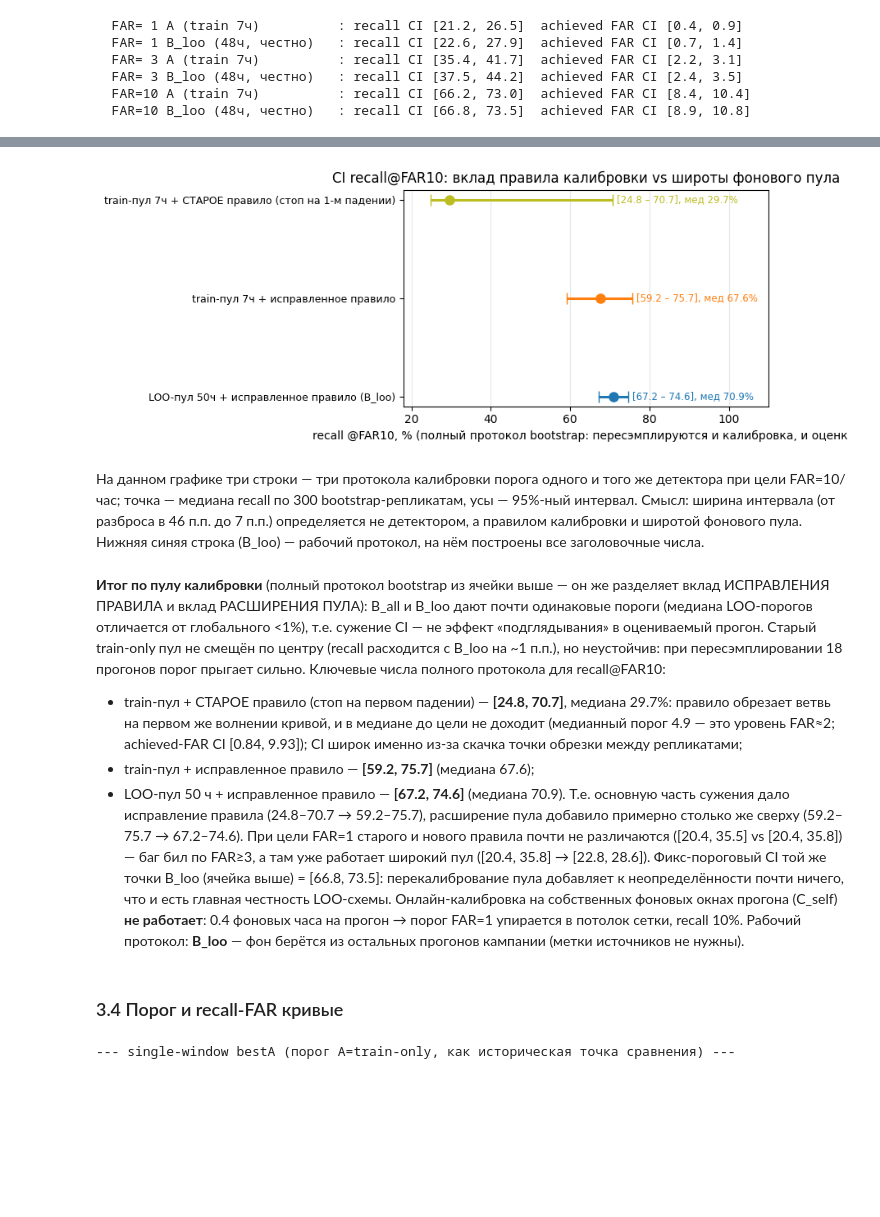
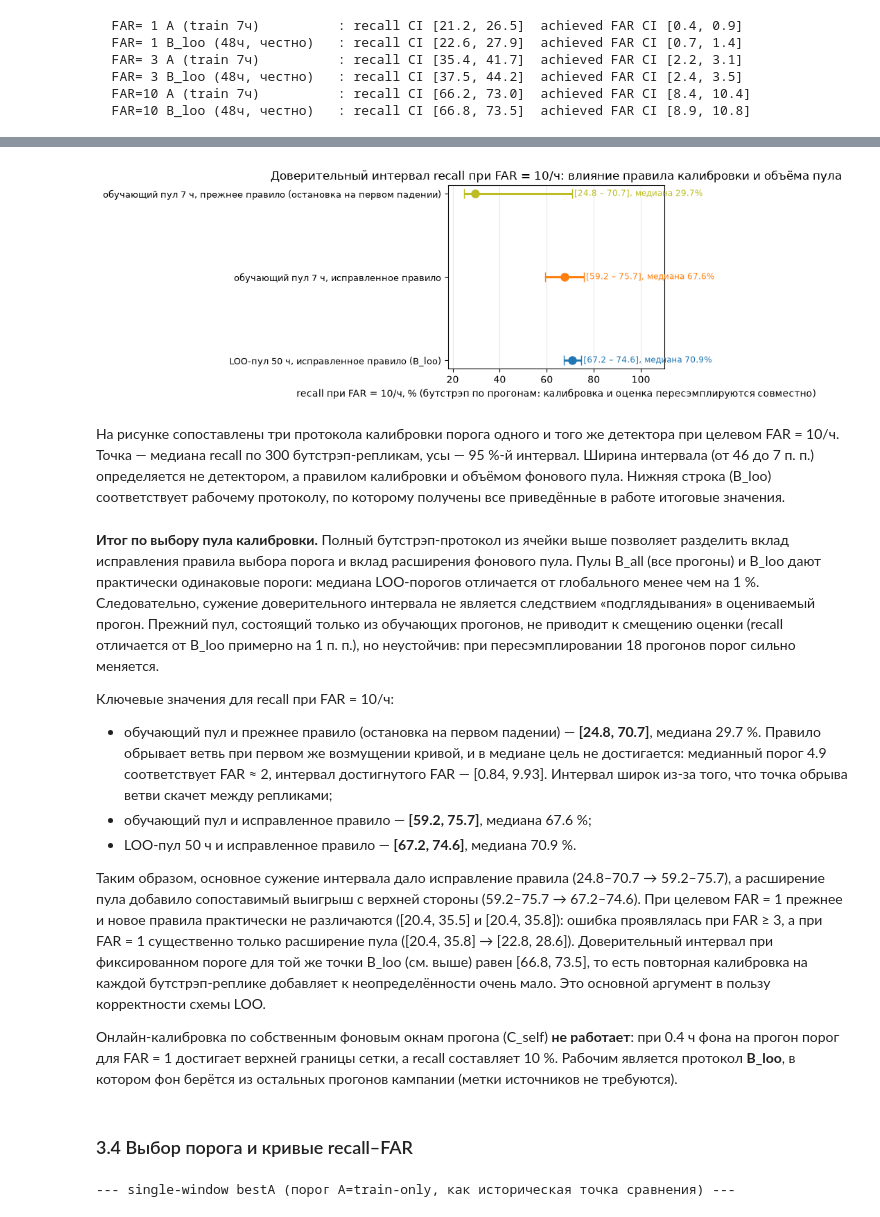
Before and after one commit to VladimirZarodov/ml-radai-radiation-detection, a Jupyter notebook: Matched_Filter_Detection.ipynb, the cells around one changed output, grey strips where cells are left out. Saved outputs shown, nothing was run; the diff lists cells and outputs as text; code cells hidden in the pictures; blank space fills up the shorter version.

```diff
--- a/Matched_Filter_Detection.ipynb
+++ b/Matched_Filter_Detection.ipynb
@@ -680,49 +572,36 @@ for target in (1, 3, 10):
    B_loo 50ч, исправл.  : recall [ 67.2,  74.6] мед  70.9 | achFAR [8.81, 10.73]
 # %%
 fig, ax = plt.subplots(figsize=(8.4, 3.6))
-prot = [('train-пул 7ч + СТАРОЕ правило (стоп на 1-м падении)', BOOT[10]['old_narrow'], '#bcbd22'),
-        ('train-пул 7ч + исправленное правило',                BOOT[10]['fixed_narrow'], '#ff7f0e'),
-        ('LOO-пул 50ч + исправленное правило (B_loo)',         BOOT[10]['bloo'], 'tab:blue')]
+prot = [('обучающий пул 7 ч, прежнее правило (остановка на первом падении)', BOOT[10]['old_narrow'], '#bcbd22'),
+        ('обучающий пул 7 ч, исправленное правило',                BOOT[10]['fixed_narrow'], '#ff7f0e'),
+        ('LOO-пул 50 ч, исправленное правило (B_loo)',         BOOT[10]['bloo'], 'tab:blue')]
 for i, (lab, rr, col) in enumerate(prot):
     lo_, med_, hi_ = [float(v) * 100 for v in rr]
     ax.errorbar(med_, i, xerr=[[med_ - lo_], [hi_ - med_]], fmt='o', ms=8, lw=2.2, capsize=5, color=col)
-    ax.text(hi_ + 1.0, i, f'[{lo_:.1f} – {hi_:.1f}], мед {med_:.1f}%', va='center', fontsize=8.5, color=col)
+    ax.text(hi_ + 1.0, i, f'[{lo_:.1f} – {hi_:.1f}], медиана {med_:.1f}%', va='center', fontsize=8.5, color=col)
 ax.set_yticks(range(3)); ax.set_yticklabels([p[0] for p in prot], fontsize=9)
 ax.invert_yaxis(); ax.set_xlim(18, 110)
-ax.set_xlabel('recall @FAR10, % (полный протокол bootstrap: пересэмплируются и калибровка, и оценка)')
-ax.set_title('CI recall@FAR10: вклад правила калибровки vs широты фонового пула')
+ax.set_xlabel('recall при FAR = 10/ч, % (бутстрэп по прогонам: калибровка и оценка пересэмплируются совместно)')
+ax.set_title('Доверительный интервал recall при FAR = 10/ч: влияние правила калибровки и объёма пула')
 ax.grid(axis='x', alpha=.3); fig.tight_layout(); fig.savefig('figures/02_ci_forest.png', dpi=130); plt.show()
 # %% [output]
-[figure, old version]
+[figure, new version]
 # %% [markdown]
-На данном графике три строки — три протокола калибровки порога одного и того же детектора при
-цели FAR=10/час; точка — медиана recall по 300 bootstrap-репликатам, усы — 95%-ный
-интервал. Смысл: ширина интервала (от разброса в 46 п.п. до 7 п.п.) определяется не
-детектором, а правилом калибровки и широтой фонового пула. Нижняя синяя строка (B_loo) —
-рабочий протокол, на нём построены все заголовочные числа.
+На рисунке сопоставлены три протокола калибровки порога одного и того же детектора при целевом FAR = 10/ч. Точка — медиана recall по 300 бутстрэп-репликам, усы — 95 %-й интервал. Ширина интервала (от 46 до 7 п. п.) определяется не детектором, а правилом калибровки и объёмом фонового пула. Нижняя строка (B_loo) соответствует рабочему протоколу, по которому получены все приведённые в работе итоговые значения.
 # %% [markdown]
-**Итог по пулу калибровки** (полный протокол bootstrap из ячейки выше — он же разделяет
-вклад ИСПРАВЛЕНИЯ ПРАВИЛА и вклад РАСШИРЕНИЯ ПУЛА): B_all и B_loo дают почти одинаковые
-пороги (медиана LOO-порогов отличается от глобального <1%), т.е. сужение CI — не эффект
-«подглядывания» в оцениваемый прогон. Старый train-only пул не смещён по центру (recall
-расходится с B_loo на ~1 п.п.), но неустойчив: при пересэмплировании 18 прогонов порог
-прыгает сильно. Ключевые числа полного протокола для recall@FAR10:
-* train-пул + СТАРОЕ правило (стоп на первом падении) — **[24.8, 70.7]**, медиана 29.7%:
-  правило обрезает ветвь на первом же волнении кривой, и в медиане до цели
-  не доходит (медианный порог 4.9 — это уровень FAR≈2; achieved-FAR CI [0.84, 9.93]); CI широк именно из-за скачка точки обрезки между репликатами;
-* train-пул + исправленное правило — **[59.2, 75.7]** (медиана 67.6);
-* LOO-пул 50 ч + исправленное правило — **[67.2, 74.6]** (медиана 70.9).
-Т.е. основную часть сужения дало исправление правила (24.8–70.7 → 59.2–75.7), расширение
-пула добавило примерно столько же сверху (59.2–75.7 → 67.2–74.6). При цели FAR=1 старого и
-нового правила почти не различаются ([20.4, 35.5] vs [20.4, 35.8]) — баг бил по FAR≥3, а там
-уже работает широкий пул ([20.4, 35.8] → [22.8, 28.6]). Фикс-пороговый CI той же точки B_loo
-(ячейка выше) = [66.8, 73.5]: перекалибрование пула добавляет к неопределённости почти ничего,
-что и есть главная честность LOO-схемы.
-Онлайн-калибровка на собственных фоновых окнах прогона (C_self) **не работает**: 0.4 фоновых
-часа на прогон → порог FAR=1 упирается в потолок сетки, recall 10%. Рабочий протокол:
-**B_loo** — фон берётся из остальных прогонов кампании (метки источников не нужны).
+**Итог по выбору пула калибровки.** Полный бутстрэп-протокол из ячейки выше позволяет разделить вклад исправления правила выбора порога и вклад расширения фонового пула. Пулы B_all (все прогоны) и B_loo дают практически одинаковые пороги: медиана LOO-порогов отличается от глобального менее чем на 1 %. Следовательно, сужение доверительного интервала не является следствием «подглядывания» в оцениваемый прогон. Прежний пул, состоящий только из обучающих прогонов, не приводит к смещению оценки (recall отличается от B_loo примерно на 1 п. п.), но неустойчив: при пересэмплировании 18 прогонов порог сильно меняется.
+
+Ключевые значения для recall при FAR = 10/ч:
+
+* обучающий пул и прежнее правило (остановка на первом падении) — **[24.8, 70.7]**, медиана 29.7 %. Правило обрывает ветвь при первом же возмущении кривой, и в медиане цель не достигается: медианный порог 4.9 соответствует FAR ≈ 2, интервал достигнутого FAR — [0.84, 9.93]. Интервал широк из-за того, что точка обрыва ветви скачет между репликами;
+* обучающий пул и исправленное правило — **[59.2, 75.7]**, медиана 67.6 %;
+* LOO-пул 50 ч и исправленное правило — **[67.2, 74.6]**, медиана 70.9 %.
+
+Таким образом, основное сужение интервала дало исправление правила (24.8–70.7 → 59.2–75.7), а расширение пула добавило сопоставимый выигрыш с верхней стороны (59.2–75.7 → 67.2–74.6). При целевом FAR = 1 прежнее и новое правила практически не различаются ([20.4, 35.5] и [20.4, 35.8]): ошибка проявлялась при FAR ≥ 3, а при FAR = 1 существенно только расширение пула ([20.4, 35.8] → [22.8, 28.6]). Доверительный интервал при фиксированном пороге для той же точки B_loo (см. выше) равен [66.8, 73.5], то есть повторная калибровка на каждой бутстрэп-реплике добавляет к неопределённости очень мало. Это основной аргумент в пользу корректности схемы LOO.
+
+Онлайн-калибровка по собственным фоновым окнам прогона (C_self) **не работает**: при 0.4 ч фона на прогон порог для FAR = 1 достигает верхней границы сетки, а recall составляет 10 %. Рабочим является протокол **B_loo**, в котором фон берётся из остальных прогонов кампании (метки источников не требуются).
 # %% [markdown]
-### 3.4 Порог и recall-FAR кривые
+### 3.4 Выбор порога и кривые recall–FAR
 # %%
 def eval_stat(stat, target, j=None):
     jj = calib(stat, TRAIN_RUNS, target)[0] if j is None else j
```
Also changed, not shown: parts of 54 cells of this notebook, 10 other files.
